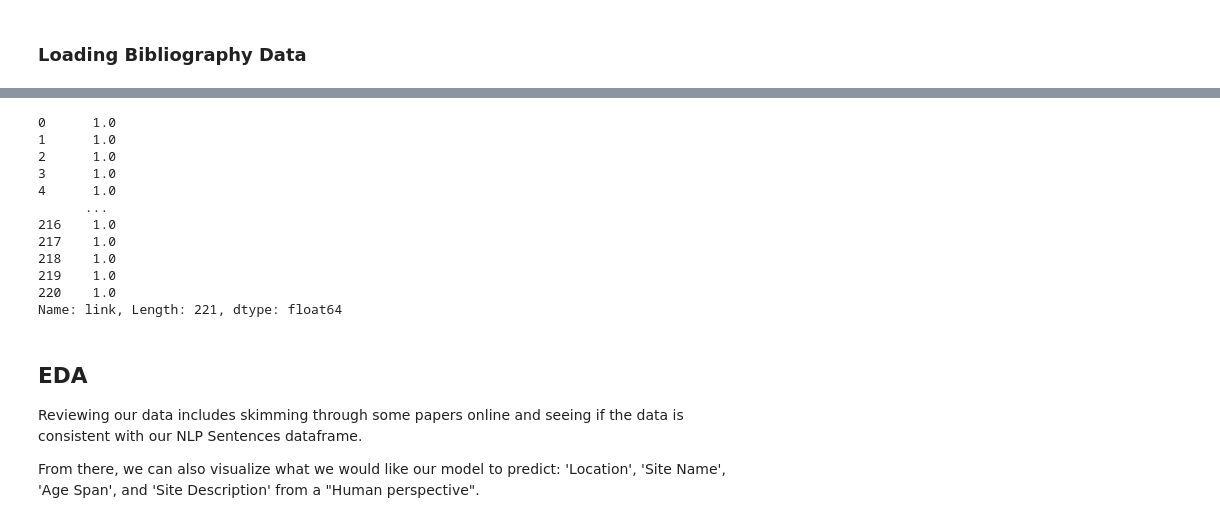
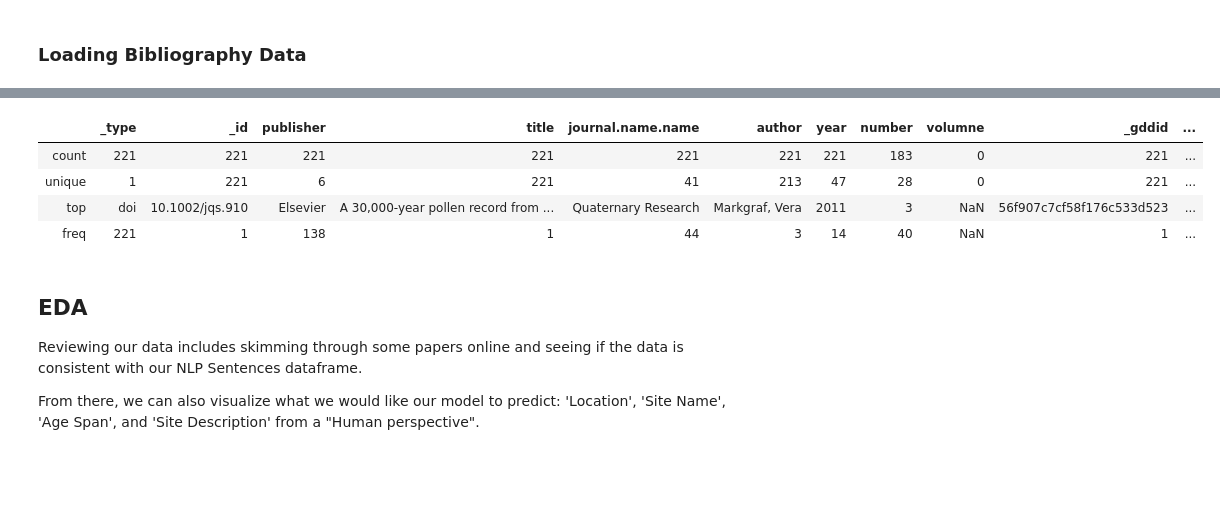
Before and after one commit to throughput-ec/UnacquiredSites, a Jupyter notebook: ML_Record_Mining_JN.ipynb, the cells around one changed output, grey strips where cells are left out. Saved outputs shown, nothing was run; the diff lists cells and outputs as text; code cells hidden in the pictures; blank space fills up the shorter version.

Commit message:
added tables

```diff
--- a/ML_Record_Mining_JN.ipynb
+++ b/ML_Record_Mining_JN.ipynb
@@ -103,12 +103,25 @@ with open('../Do_not_commit_data/bibjson', 'r') as f:
 # TODO Load into SQL server and connect through SQL
 bibliography = pd.io.json.json_normalize(bib_dict,'identifier',['publisher', 'title', ['journal','name', 'name'], ['author'], 'year', 'number', 'volumne', ['link'], '_gddid', 'type', 'pages'], record_prefix='_', errors='ignore')
 
-
 bibliography['link'] = bibliography['link'].astype(str)
 
-#bibliography.head()
-url = bibliography['urlstring'].str.split(", ", expand = True)
+url = bibliography['link'].str.split(", ", expand = True)
 
-bibliography['link'] = url[0]
-bibliography['link_type']
+bibliography['link_url'] = url[0]
+bibliography['link_type'] = url[1]
+
+bibliography['link_url'] = bibliography['link_url'].replace("\[{'url': '", "", regex = True)\
+                                                   .replace("'", "", regex = True)
+
+bibliography['link_type'] = bibliography['link_type'].replace("'type': '", "", regex = True)\
+                                                     .replace("'}]", "", regex = True)
+
+bibliography['author'] = bibliography['author'].astype(str)
+bibliography['author'] = bibliography['author'].replace("\[{'name': '", "", regex = True)\
+                                               .replace("{'name': '", "", regex = True)\
+                                               .replace("'},", ";", regex = True)\
+                                               .replace("'}]", "", regex = True)
+bibliography = bibliography[['_type', '_id', 'publisher', 'title', 'journal.name.name',	'author', 'year', 'number', 'volumne', '_gddid', 'type', 'pages', 'link_url', 'link_type']]
+
+bibliography.head(3)
 # %% [output]
@@ -151,21 +132,11 @@ bibliography.head(5)
-# %%
-# TODO Flatten 'URL'
-
-bibliography['link'].head(5)
-print(bibliography['link'].str.len())
-# %% [output]
-0      1.0
-1      1.0
-2      1.0
-3      1.0
-4      1.0
-      ...
-216    1.0
-217    1.0
-218    1.0
-219    1.0
-220    1.0
-Name: link, Length: 221, dtype: float64
+# %%
+bibliography.describe(include = 'all')
+# %% [output]
+|  | _type | _id | publisher | title | journal.name.name | author | year | number | volumne | _gddid | ... |
+| count | 221 | 221 | 221 | 221 | 221 | 221 | 221 | 183 | 0 | 221 | ... |
+| unique | 1 | 221 | 6 | 221 | 41 | 213 | 47 | 28 | 0 | 221 | ... |
+| top | doi | 10.1002/jqs.910 | Elsevier | A 30,000-year pollen record from ... | Quaternary Research | Markgraf, Vera | 2011 | 3 | NaN | 56f907c7cf58f176c533d523 | ... |
+| freq | 221 | 1 | 138 | 1 | 44 | 3 | 14 | 40 | NaN | 1 | ... |
 # %% [markdown]
 ## EDA
 
```
Also changed, not shown: parts of 3 cells of this notebook.
